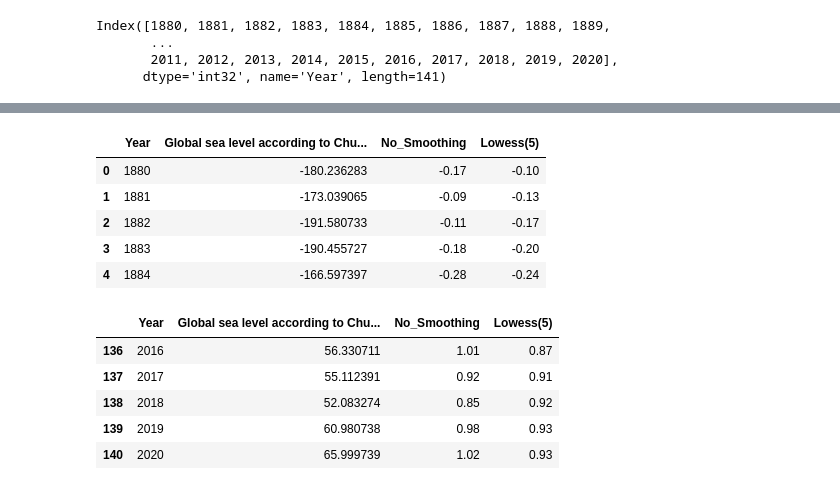
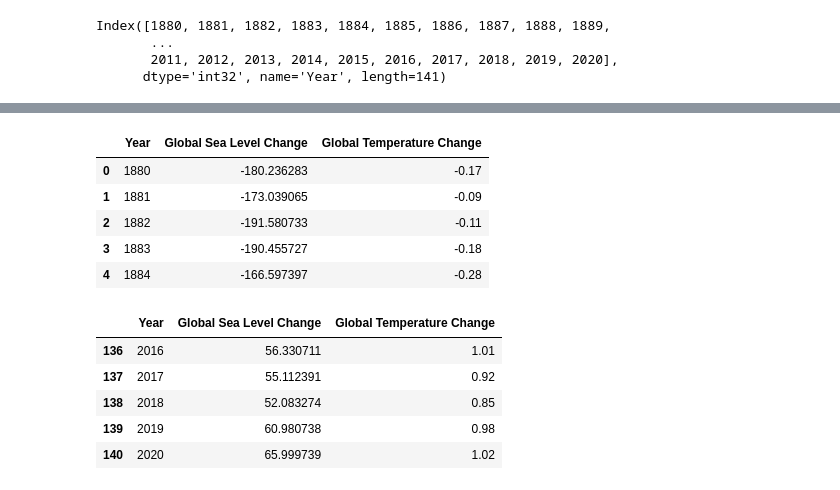
Before and after one commit to jacobklucher/Project-1-Climate-Change, a Jupyter notebook: Climate Change/Climate_Change.ipynb, the cells around one changed output, grey strips where cells are left out. Drawn from its saved outputs; the diff is of its cells as text; code cells hidden in the pictures.

```diff
--- a/Climate Change/Climate_Change.ipynb
+++ b/Climate Change/Climate_Change.ipynb
@@ -87,23 +94,27 @@ array([1880, 1881, 1882, 1883, 1884, 1885, 1886, 1887, 1888, 1889, 1890,
 # %%
 # Merge two df's on Year using inner to remove last 3 years from global temp df
 sea_level_temp_df = pd.merge(avg_df, global_temp_df, on="Year", how="inner")
 
+# Rename columns and drop extraneous column
+sea_level_temp_df.rename(columns={'Global sea level according to Church and White (2011)': 'Global Sea Level Change', 'No_Smoothing': 'Global Temperature Change'}, inplace=True)
+sea_level_temp_df.drop(columns=['Lowess(5)'], inplace=True)
+
 # Check first 5 rows in new df
 sea_level_temp_df.head()
 # %% [output]
-|  | Year | Global sea level according to Chu... | No_Smoothing | Lowess(5) |
-| 0 | 1880 | -180.236283 | -0.17 | -0.10 |
-| 1 | 1881 | -173.039065 | -0.09 | -0.13 |
-| 2 | 1882 | -191.580733 | -0.11 | -0.17 |
-| 3 | 1883 | -190.455727 | -0.18 | -0.20 |
-| 4 | 1884 | -166.597397 | -0.28 | -0.24 |
+|  | Year | Global Sea Level Change | Global Temperature Change |
+| 0 | 1880 | -180.236283 | -0.17 |
+| 1 | 1881 | -173.039065 | -0.09 |
+| 2 | 1882 | -191.580733 | -0.11 |
+| 3 | 1883 | -190.455727 | -0.18 |
+| 4 | 1884 | -166.597397 | -0.28 |
 # %%
 # Check last 5 rows in new df
 sea_level_temp_df.tail()
 # %% [output]
-|  | Year | Global sea level according to Chu... | No_Smoothing | Lowess(5) |
-| 136 | 2016 | 56.330711 | 1.01 | 0.87 |
-| 137 | 2017 | 55.112391 | 0.92 | 0.91 |
-| 138 | 2018 | 52.083274 | 0.85 | 0.92 |
-| 139 | 2019 | 60.980738 | 0.98 | 0.93 |
-| 140 | 2020 | 65.999739 | 1.02 | 0.93 |
+|  | Year | Global Sea Level Change | Global Temperature Change |
+| 136 | 2016 | 56.330711 | 1.01 |
+| 137 | 2017 | 55.112391 | 0.92 |
+| 138 | 2018 | 52.083274 | 0.85 |
+| 139 | 2019 | 60.980738 | 0.98 |
+| 140 | 2020 | 65.999739 | 1.02 |
```
Also changed, not shown: parts of 4 cells of this notebook, 2 other files.
